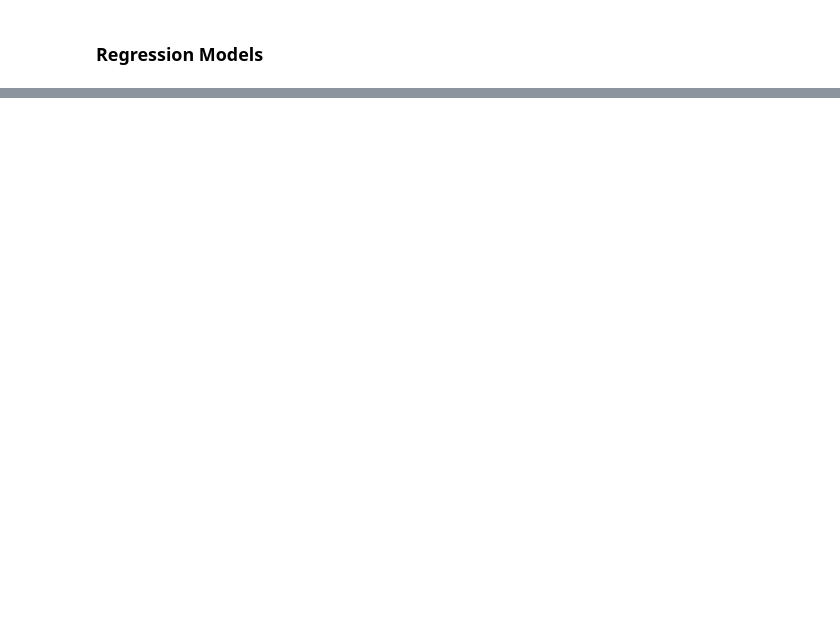
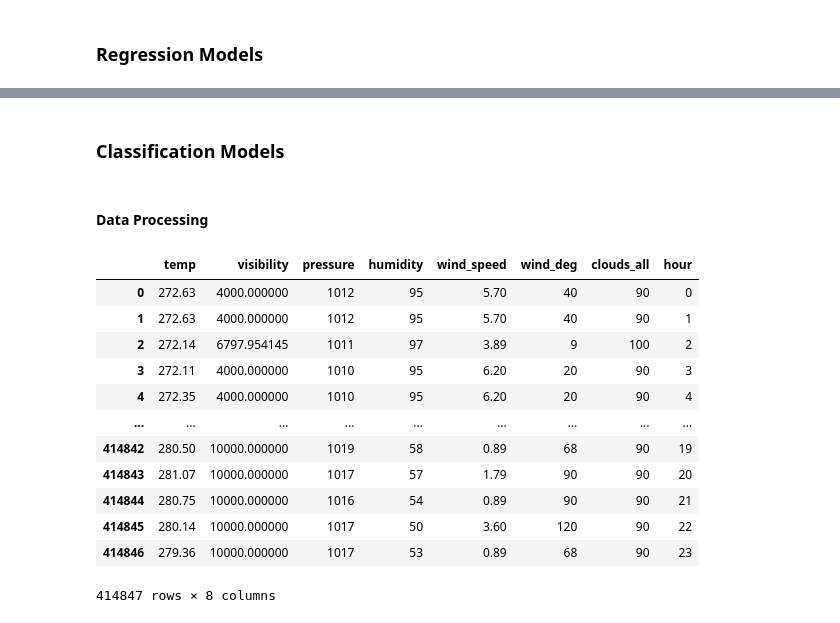
Before and after one commit to Aditya190600/intro-ds-shenanigans, a Jupyter notebook: trials/2-MODELS.ipynb, the cells around one changed output, grey strips where cells are left out. Cells and saved outputs as stored; diff of their text form; code cells hidden in the pictures; blank space fills up the shorter version.

```diff
--- a/trials/2-MODELS.ipynb
+++ b/trials/2-MODELS.ipynb
@@ -400,0 +723,23 @@ We also notice that both of the
+# %% [markdown]
+### Classification Models
+# %% [markdown]
+#### Data Processing
+# %%
+### Logistic Regression for Classification
+
+X_c, y_c = df_imputed.drop(['dt_iso', 'weather_id', 'dew_point', 'feels_like', 'temp_min', 'temp_max'], axis= 1), df_imputed['weather_id']
+X_c
+# %% [output]
+|  | temp | visibility | pressure | humidity | wind_speed | wind_deg | clouds_all | hour |
+| 0 | 272.63 | 4000.000000 | 1012 | 95 | 5.70 | 40 | 90 | 0 |
+| 1 | 272.63 | 4000.000000 | 1012 | 95 | 5.70 | 40 | 90 | 1 |
+| 2 | 272.14 | 6797.954145 | 1011 | 97 | 3.89 | 9 | 100 | 2 |
+| 3 | 272.11 | 4000.000000 | 1010 | 95 | 6.20 | 20 | 90 | 3 |
+| 4 | 272.35 | 4000.000000 | 1010 | 95 | 6.20 | 20 | 90 | 4 |
+| ... | ... | ... | ... | ... | ... | ... | ... | ... |
+| 414842 | 280.50 | 10000.000000 | 1019 | 58 | 0.89 | 68 | 90 | 19 |
+| 414843 | 281.07 | 10000.000000 | 1017 | 57 | 1.79 | 90 | 90 | 20 |
+| 414844 | 280.75 | 10000.000000 | 1016 | 54 | 0.89 | 90 | 90 | 21 |
+| 414845 | 280.14 | 10000.000000 | 1017 | 50 | 3.60 | 120 | 90 | 22 |
+| 414846 | 279.36 | 10000.000000 | 1017 | 53 | 0.89 | 68 | 90 | 23 |
+414847 rows × 8 columns
```
Also changed, not shown: parts of 57 cells of this notebook, 19 other files.
